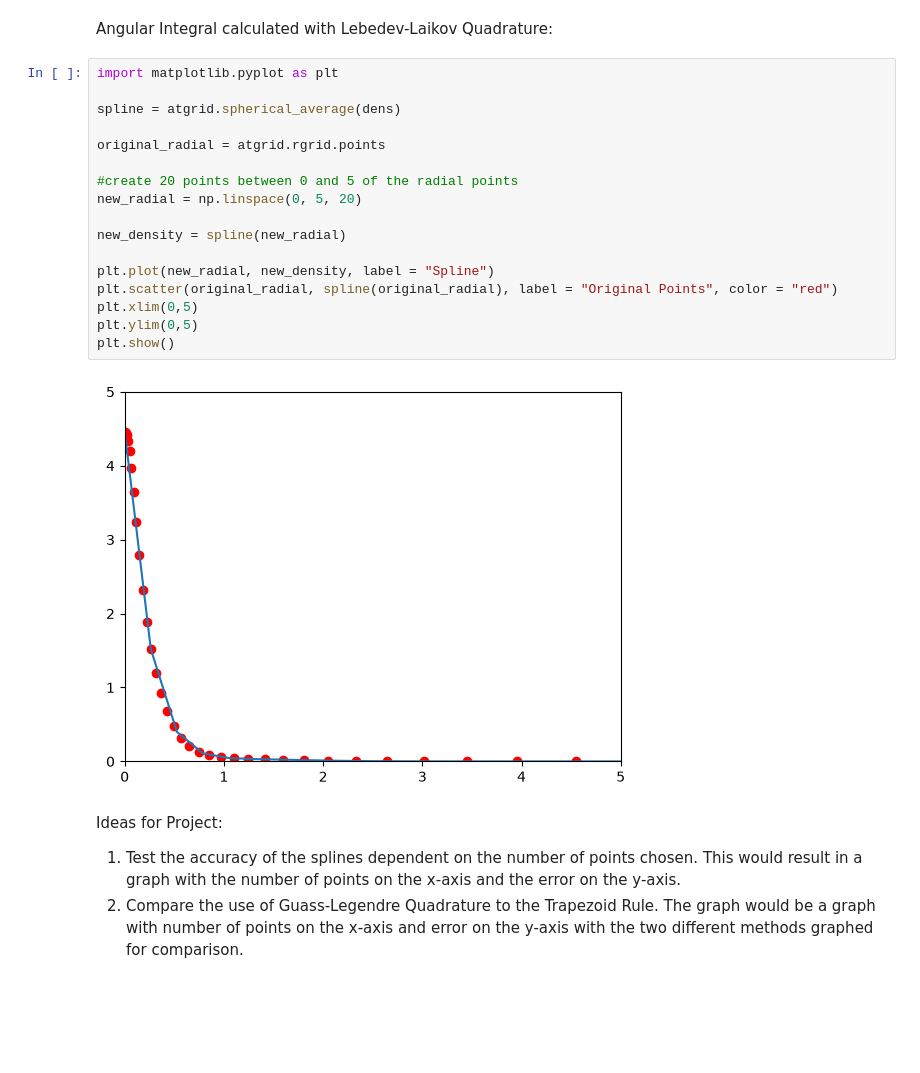
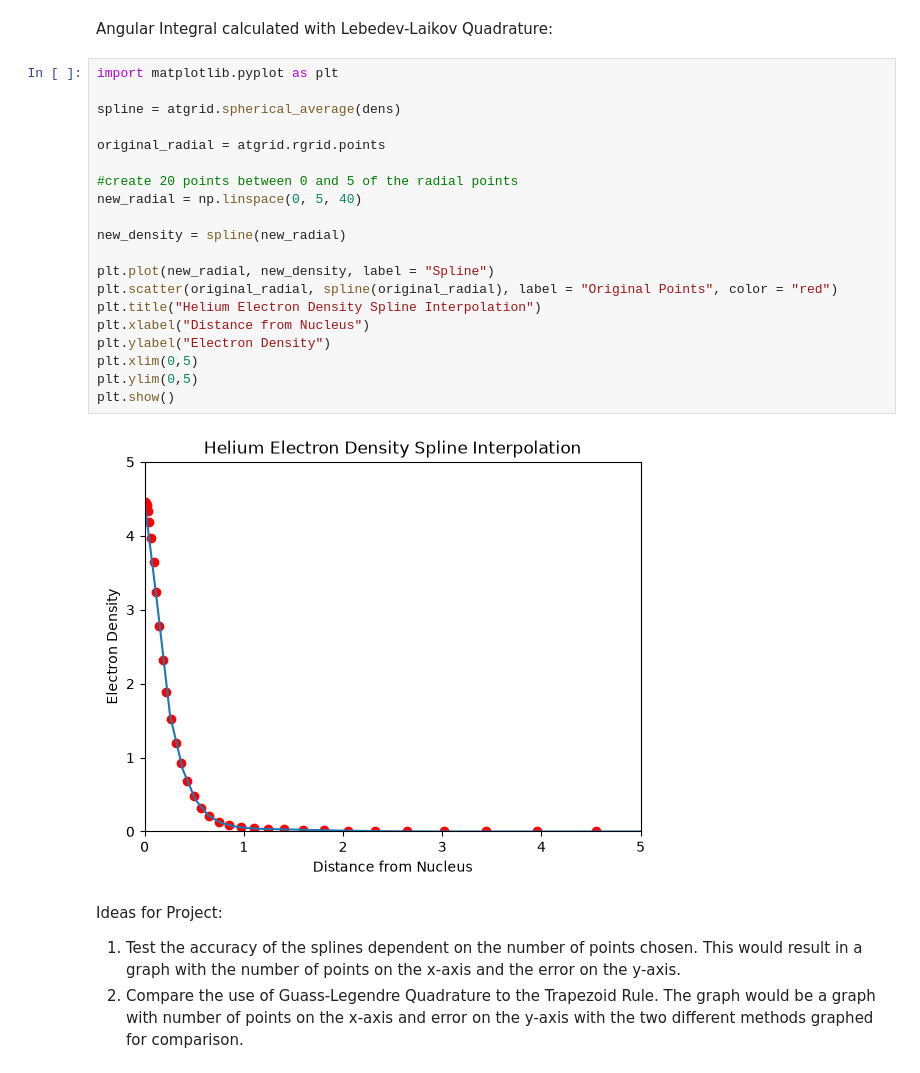
Before and after one commit to cu-numcomp/fall26-community-TaydenB, a Jupyter notebook: Presentation.ipynb, the cells around one changed output. Saved outputs shown, nothing was run; the diff lists cells and outputs as text; blank space fills up the shorter version.

Commit message:
Added graph labels

```diff
--- a/Presentation.ipynb
+++ b/Presentation.ipynb
@@ -88,22 +88,25 @@ Angular Integral calculated with Lebedev-Laikov Quadrature:
 # %%
 import matplotlib.pyplot as plt
 
 spline = atgrid.spherical_average(dens)
 
 original_radial = atgrid.rgrid.points
 
 #create 20 points between 0 and 5 of the radial points
-new_radial = np.linspace(0, 5, 20)
+new_radial = np.linspace(0, 5, 40)
 
 new_density = spline(new_radial)
 
 plt.plot(new_radial, new_density, label = "Spline")
 plt.scatter(original_radial, spline(original_radial), label = "Original Points", color = "red")
+plt.title("Helium Electron Density Spline Interpolation")
+plt.xlabel("Distance from Nucleus")
+plt.ylabel("Electron Density")
 plt.xlim(0,5)
 plt.ylim(0,5)
 plt.show()
 # %% [output]
-[figure, old version]
+[figure, new version]
 # %% [markdown]
 Ideas for Project:
 1. Test the accuracy of the splines dependent on the number of points chosen. This would result in a graph with the number of points on the x-axis and the error on the y-axis.
```
